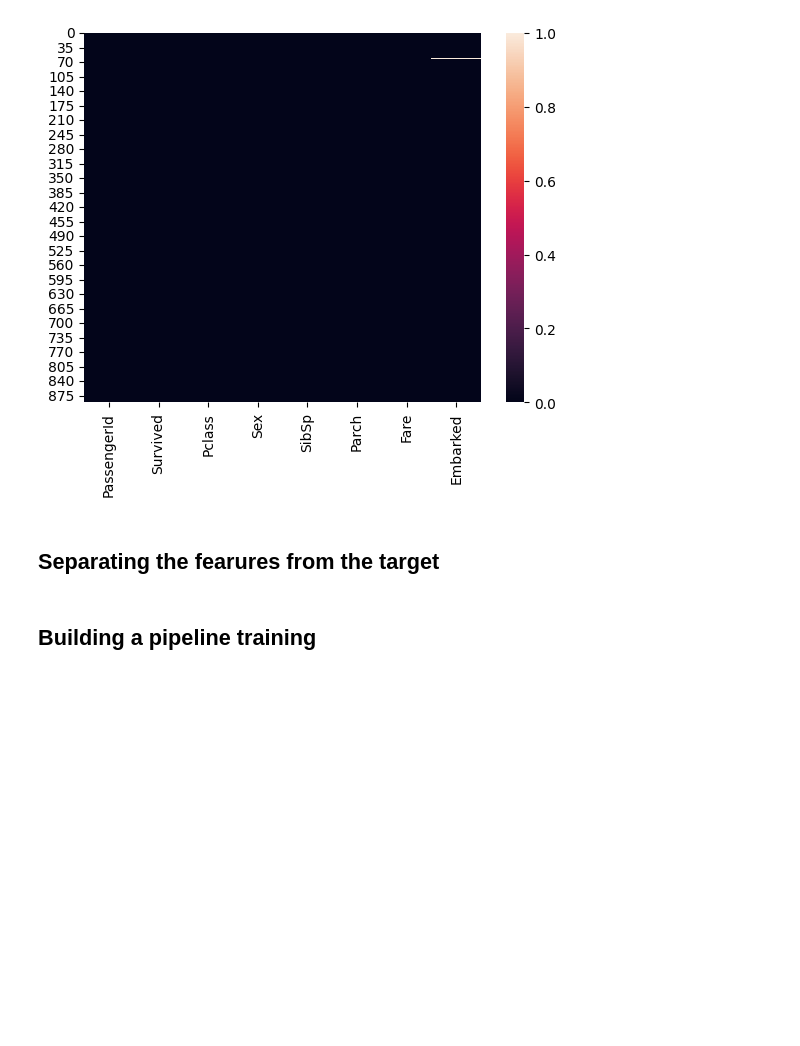
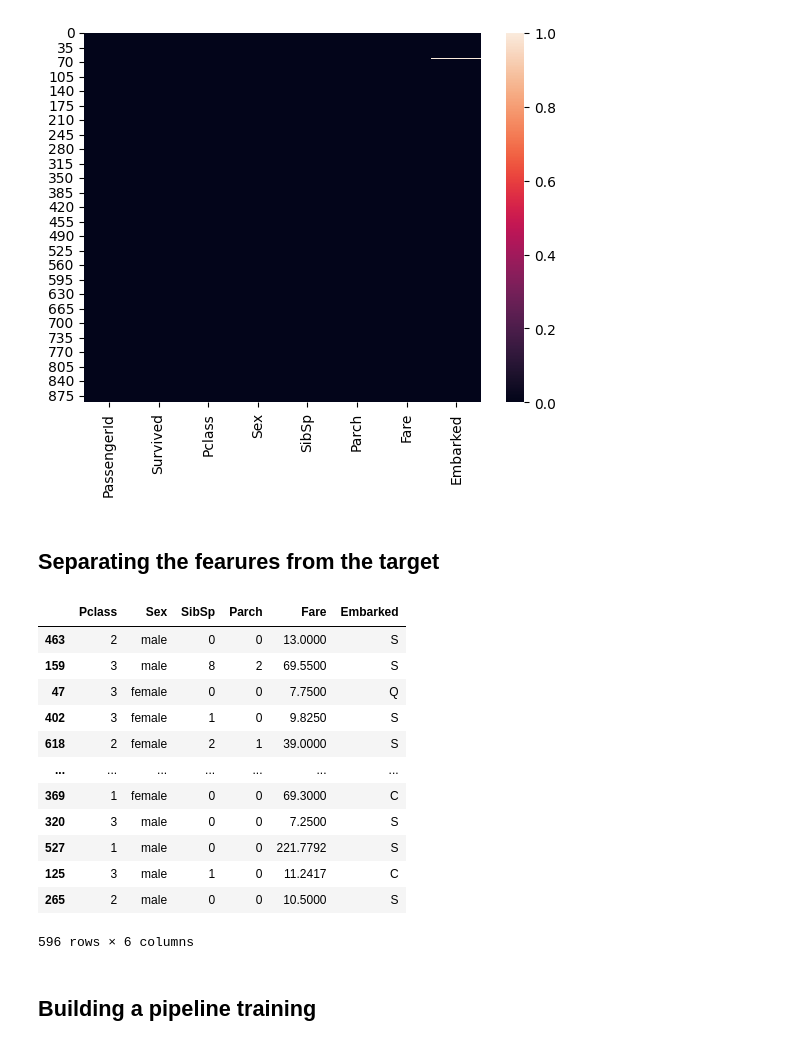
Before and after one commit to thisalmadu/ReDI, a Jupyter notebook: xgboost_classification.ipynb, the cells around one changed output. Cells and saved outputs as stored; diff of their text form; code cells hidden in the pictures; blank space fills up the shorter version.

```diff
--- a/xgboost_classification.ipynb
+++ b/xgboost_classification.ipynb
@@ -112,11 +53,26 @@ sns.heatmap(train_df.isnull())
 # %% [markdown]
 ## Separating the fearures from the target
 # %%
-X = train_df.drop( columns = "Survived")
+X = train_df.drop( columns = ["Survived", "PassengerId"])
 y = train_df["Survived"]
 
 # Train and test set split
 X_train, X_test, y_train, y_test = train_test_split(X, y, test_size=0.33, random_state = 10)
+X_train
+# %% [output]
+|  | Pclass | Sex | SibSp | Parch | Fare | Embarked |
+| 463 | 2 | male | 0 | 0 | 13.0000 | S |
+| 159 | 3 | male | 8 | 2 | 69.5500 | S |
+| 47 | 3 | female | 0 | 0 | 7.7500 | Q |
+| 402 | 3 | female | 1 | 0 | 9.8250 | S |
+| 618 | 2 | female | 2 | 1 | 39.0000 | S |
+| ... | ... | ... | ... | ... | ... | ... |
+| 369 | 1 | female | 0 | 0 | 69.3000 | C |
+| 320 | 3 | male | 0 | 0 | 7.2500 | S |
+| 527 | 1 | male | 0 | 0 | 221.7792 | S |
+| 125 | 3 | male | 1 | 0 | 11.2417 | C |
+| 265 | 2 | male | 0 | 0 | 10.5000 | S |
+596 rows × 6 columns
 # %% [markdown]
 ## Building a pipeline training
 # %%
```
Also changed, not shown: parts of 11 cells of this notebook, 1 other file.
